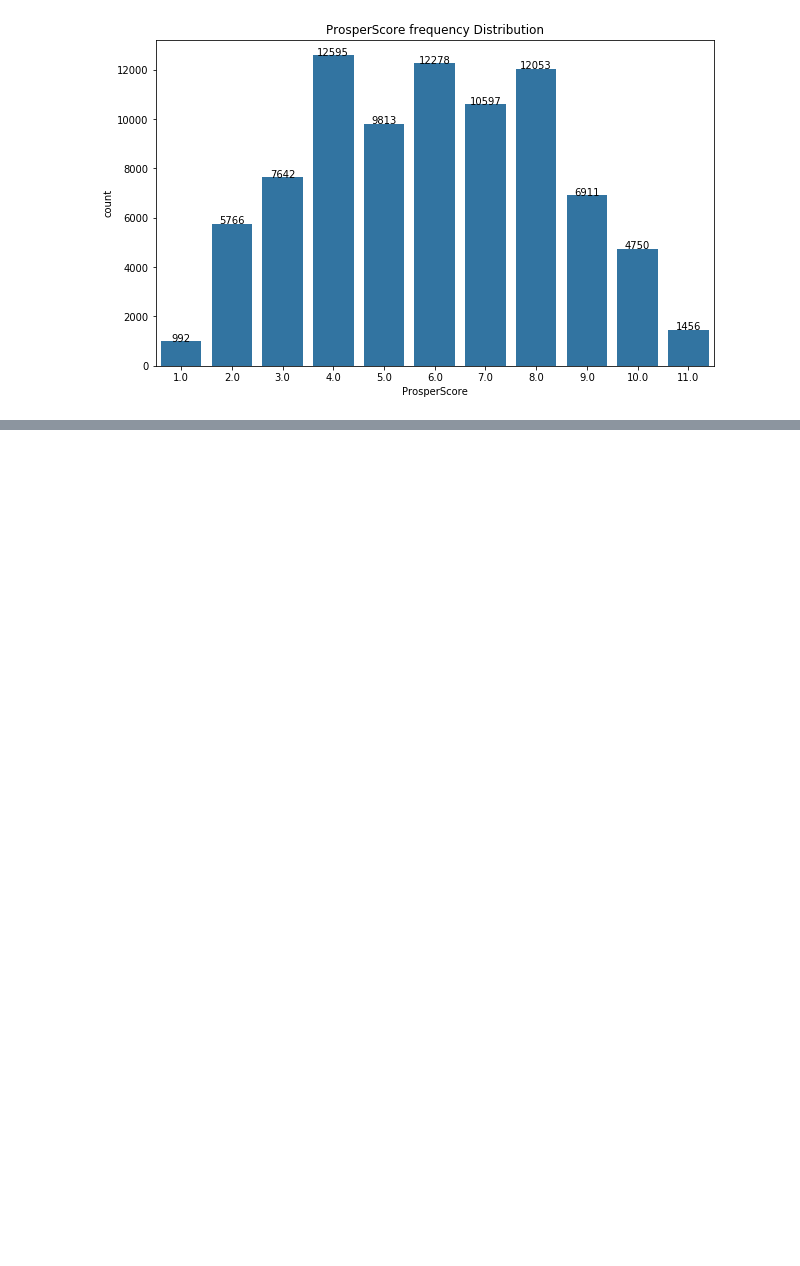
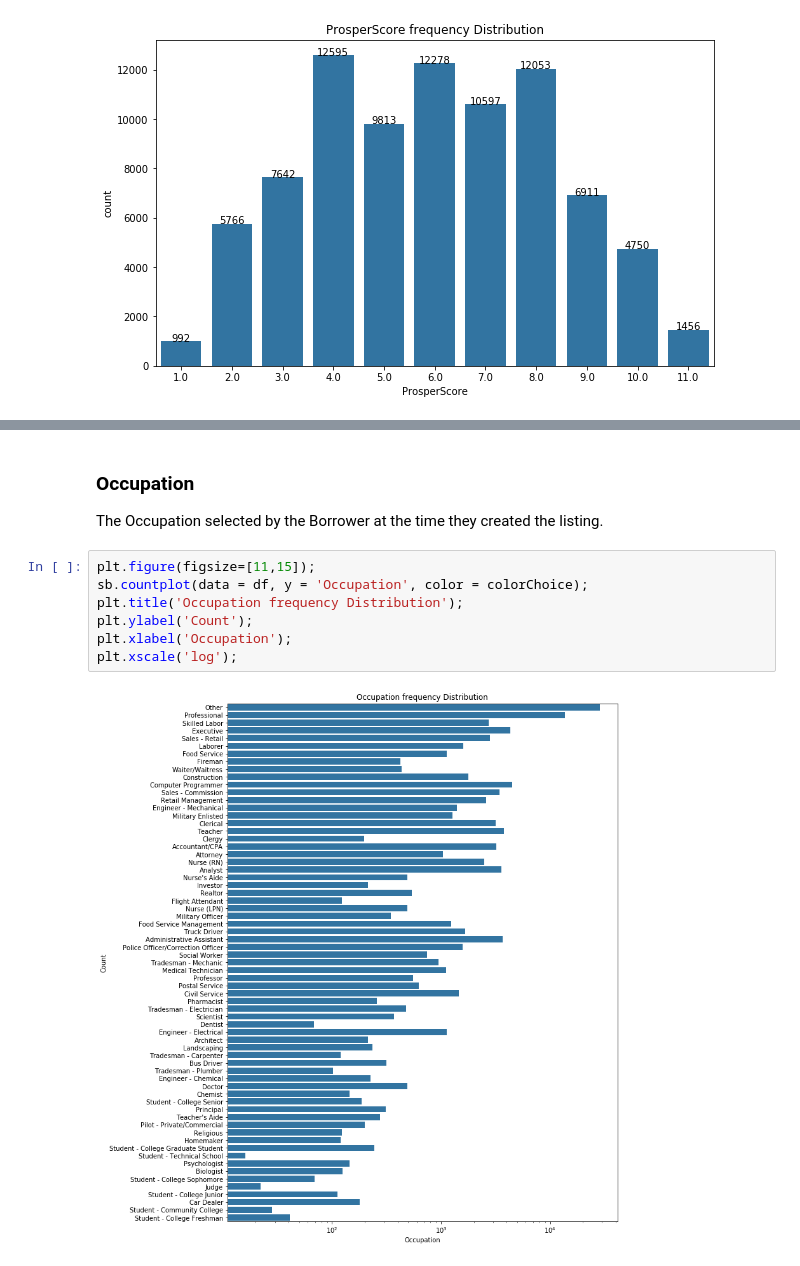
Before and after one commit to bluk16/Udacity-Data-Visualization, a Jupyter notebook: loan_data_exploration.ipynb, the cells around one changed output, grey strips where cells are left out. Saved outputs shown, nothing was run; the diff lists cells and outputs as text; blank space fills up the shorter version.

```diff
--- a/loan_data_exploration.ipynb
+++ b/loan_data_exploration.ipynb
@@ -225,0 +167,12 @@ It is unfortunate that I cannot see any trend because it is interest to see that
+# %% [markdown]
+### Occupation
+The Occupation selected by the Borrower at the time they created the listing.
+# %%
+plt.figure(figsize=[11,15]);
+sb.countplot(data = df, y = 'Occupation', color = colorChoice);
+plt.title('Occupation frequency Distribution');
+plt.ylabel('Count');
+plt.xlabel('Occupation');
+plt.xscale('log');
+# %% [output]
+[figure, added]
```
Also changed, not shown: parts of 43 cells of this notebook, 26 other files.
